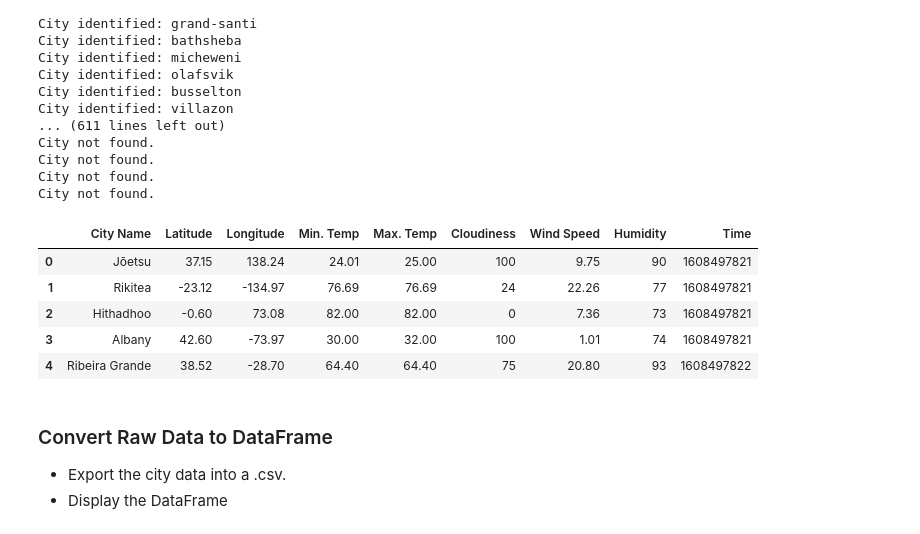
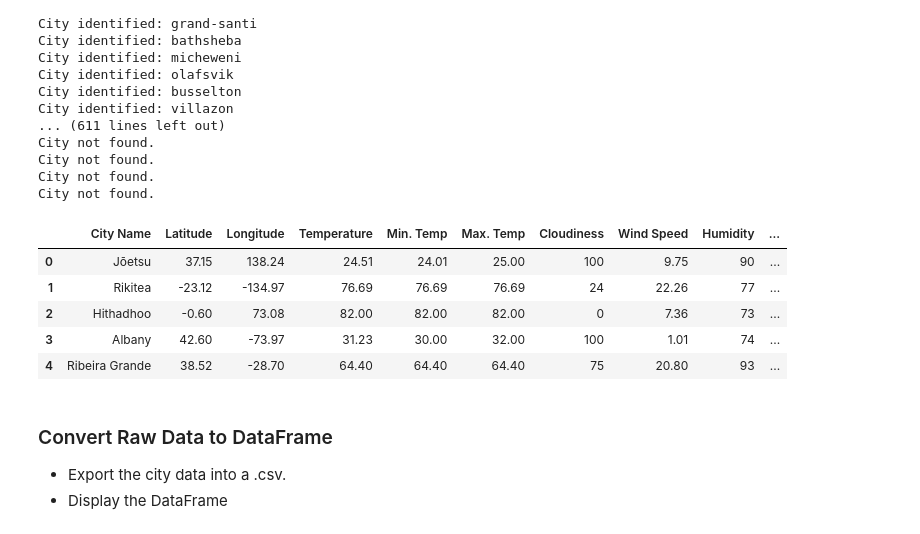
Before and after one commit to DanZanoria/python-api-challenge, a Jupyter notebook: starter_code/WeatherPy.ipynb, the cells around one changed output. Drawn from its saved outputs; the diff is of its cells as text; code cells hidden in the pictures.

```diff
--- a/starter_code/WeatherPy.ipynb
+++ b/starter_code/WeatherPy.ipynb
@@ -137,25 +137,26 @@ City not found.
 # %%
 #making a dictionary
 
 Citydf = {"City Name":name,
          "Latitude": lat,
          "Longitude": lng,
+          "Temperature": temp,
          "Min. Temp": mintemp,
          "Max. Temp": maxtemp,
          "Cloudiness": cloudiness,
          "Wind Speed": Wspeed,
          "Humidity": humidity,
          "Time": city_dates}
 
 weather_data = pd.DataFrame(Citydf)
 weather_data.head()
 # %% [output]
-|  | City Name | Latitude | Longitude | Min. Temp | Max. Temp | Cloudiness | Wind Speed | Humidity | Time |
-| 0 | Jōetsu | 37.15 | 138.24 | 24.01 | 25.00 | 100 | 9.75 | 90 | 1608497821 |
-| 1 | Rikitea | -23.12 | -134.97 | 76.69 | 76.69 | 24 | 22.26 | 77 | 1608497821 |
-| 2 | Hithadhoo | -0.60 | 73.08 | 82.00 | 82.00 | 0 | 7.36 | 73 | 1608497821 |
-| 3 | Albany | 42.60 | -73.97 | 30.00 | 32.00 | 100 | 1.01 | 74 | 1608497821 |
-| 4 | Ribeira Grande | 38.52 | -28.70 | 64.40 | 64.40 | 75 | 20.80 | 93 | 1608497822 |
+|  | City Name | Latitude | Longitude | Temperature | Min. Temp | Max. Temp | Cloudiness | Wind Speed | Humidity | ... |
+| 0 | Jōetsu | 37.15 | 138.24 | 24.51 | 24.01 | 25.00 | 100 | 9.75 | 90 | ... |
+| 1 | Rikitea | -23.12 | -134.97 | 76.69 | 76.69 | 76.69 | 24 | 22.26 | 77 | ... |
+| 2 | Hithadhoo | -0.60 | 73.08 | 82.00 | 82.00 | 82.00 | 0 | 7.36 | 73 | ... |
+| 3 | Albany | 42.60 | -73.97 | 31.23 | 30.00 | 32.00 | 100 | 1.01 | 74 | ... |
+| 4 | Ribeira Grande | 38.52 | -28.70 | 64.40 | 64.40 | 64.40 | 75 | 20.80 | 93 | ... |
 # %% [markdown]
 ### Convert Raw Data to DataFrame
 * Export the city data into a .csv.
```
Also changed, not shown: parts of 10 cells of this notebook, 5 other files.
